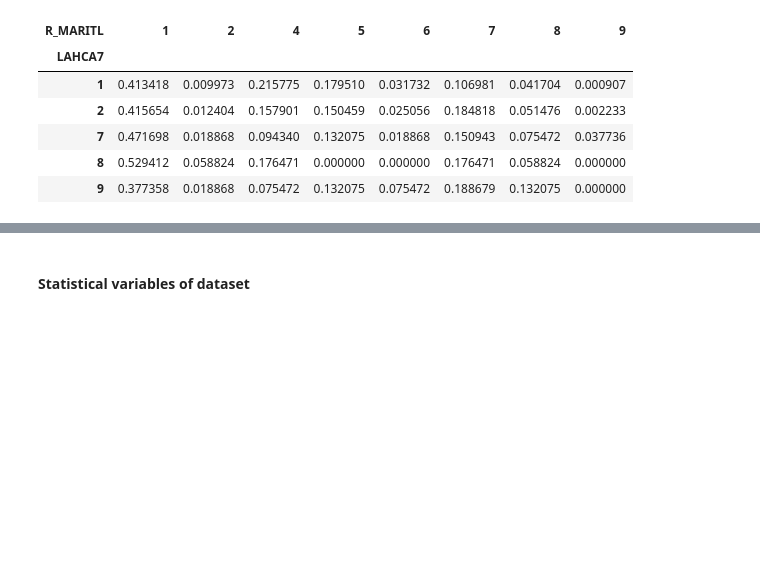
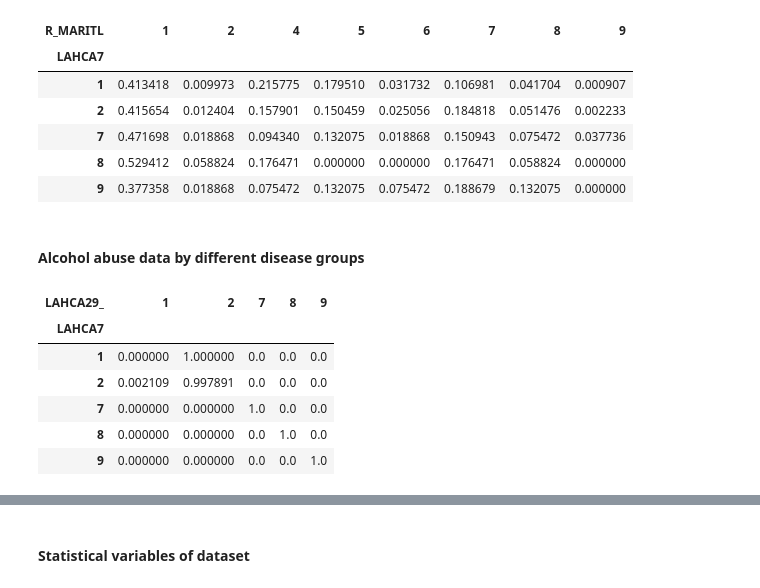
Before and after one commit to MaxShalom/arise, a Jupyter notebook: Social_Determinants_in_Health.ipynb, the cells around one changed output, grey strips where cells are left out. Saved outputs shown, nothing was run; the diff lists cells and outputs as text; code cells hidden in the pictures; blank space fills up the shorter version.

```diff
--- a/Social_Determinants_in_Health.ipynb
+++ b/Social_Determinants_in_Health.ipynb
@@ -147,3 +151,15 @@ pd.crosstab(persons_data.LAHCA7, persons_data.R_MARITL).apply(lambda r: r/r.sum(
 | 7 | 0.471698 | 0.018868 | 0.094340 | 0.132075 | 0.018868 | 0.150943 | 0.075472 | 0.037736 |
 | 8 | 0.529412 | 0.058824 | 0.176471 | 0.000000 | 0.000000 | 0.176471 | 0.058824 | 0.000000 |
 | 9 | 0.377358 | 0.018868 | 0.075472 | 0.132075 | 0.075472 | 0.188679 | 0.132075 | 0.000000 |
+# %% [markdown]
+#### Alcohol abuse data by different disease groups
+# %%
+pd.crosstab(persons_data.LAHCA7, persons_data.LAHCA29_).apply(lambda r: r/r.sum(), axis=1)
+# %% [output]
+| LAHCA29_ | 1 | 2 | 7 | 8 | 9 |
+| LAHCA7 |  |  |  |  |  |
+| 1 | 0.000000 | 1.000000 | 0.0 | 0.0 | 0.0 |
+| 2 | 0.002109 | 0.997891 | 0.0 | 0.0 | 0.0 |
+| 7 | 0.000000 | 0.000000 | 1.0 | 0.0 | 0.0 |
+| 8 | 0.000000 | 0.000000 | 0.0 | 1.0 | 0.0 |
+| 9 | 0.000000 | 0.000000 | 0.0 | 0.0 | 1.0 |
```
Also changed, not shown: parts of 21 cells of this notebook, 3 other files.
